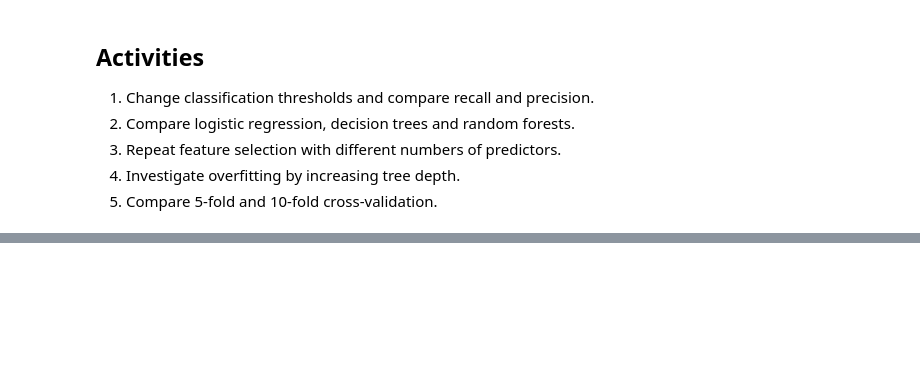
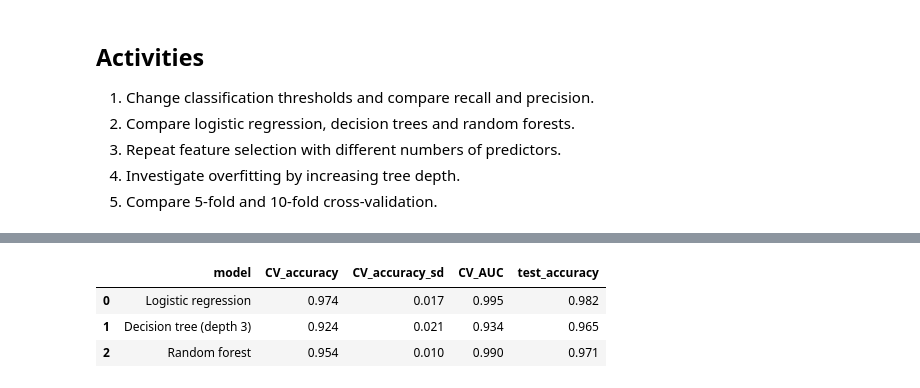
Before and after one commit to GitGud031005/AI-zero2hero-workshop, a Jupyter notebook: Notebooks_local/Day2_Lab5_Classification.ipynb, the cells around one changed output, grey strips where cells are left out. Saved outputs shown, nothing was run; the diff lists cells and outputs as text; code cells hidden in the pictures; blank space fills up the shorter version.

```diff
--- a/Notebooks_local/Day2_Lab5_Classification.ipynb
+++ b/Notebooks_local/Day2_Lab5_Classification.ipynb
@@ -152,0 +272,26 @@ for d in [1,3,10,None]:
+# %%
+# Activity 2: compare three classifiers with 5-fold cross-validation and on the test set
+cv5 = StratifiedKFold(n_splits=5, shuffle=True, random_state=42)
+candidates = {
+    "Logistic regression": make_pipeline(StandardScaler(), LogisticRegression(max_iter=5000)),
+    "Decision tree (depth 3)": DecisionTreeClassifier(max_depth=3, random_state=42),
+    "Random forest": RandomForestClassifier(n_estimators=200, random_state=42),
+}
+
+rows = []
+for name, mdl in candidates.items():
+    res = cross_validate(mdl, Xc, yc, cv=cv5, scoring=["accuracy", "roc_auc"])
+    mdl.fit(Xc_train, yc_train)
+    rows.append({
+        "model": name,
+        "CV_accuracy": res["test_accuracy"].mean(),
+        "CV_accuracy_sd": res["test_accuracy"].std(),
+        "CV_AUC": res["test_roc_auc"].mean(),
+        "test_accuracy": mdl.score(Xc_test, yc_test),
+    })
+pd.DataFrame(rows).round(3)
+# %% [output]
+|  | model | CV_accuracy | CV_accuracy_sd | CV_AUC | test_accuracy |
+| 0 | Logistic regression | 0.974 | 0.017 | 0.995 | 0.982 |
+| 1 | Decision tree (depth 3) | 0.924 | 0.021 | 0.934 | 0.965 |
+| 2 | Random forest | 0.954 | 0.010 | 0.990 | 0.971 |
```
Also changed, not shown: parts of 26 cells of this notebook, 5 other files.
